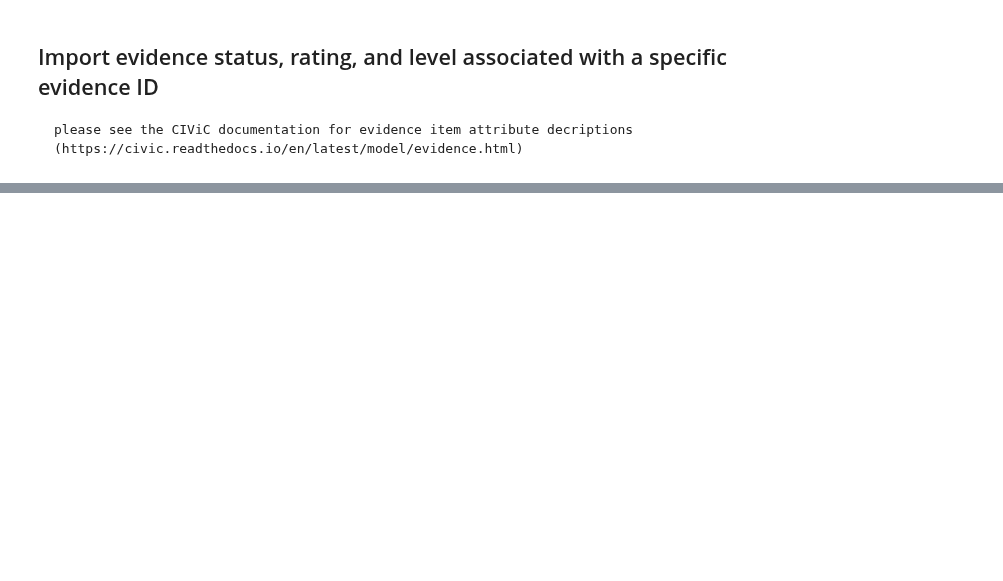
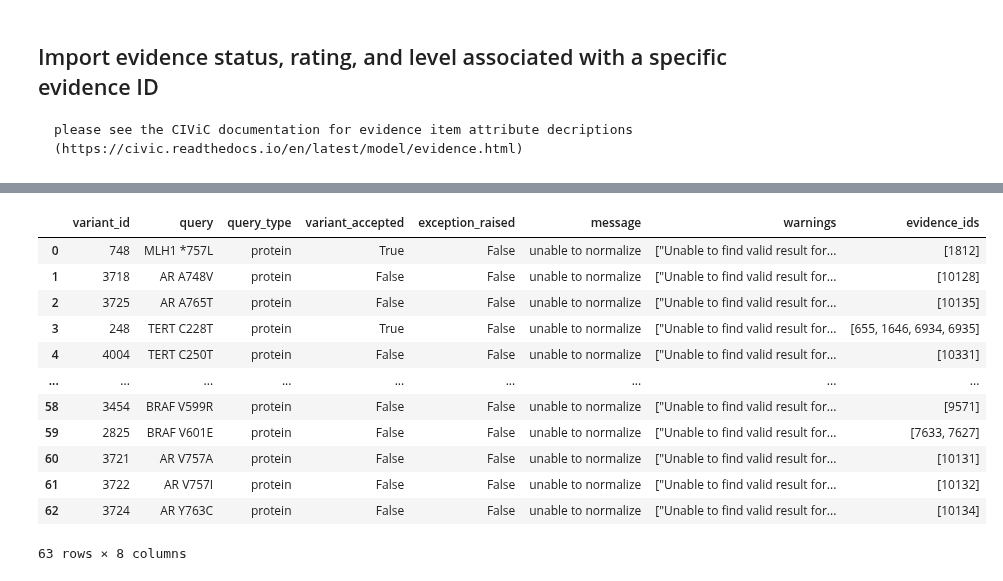
Before and after one commit to cancervariants/variation-normalization, a Jupyter notebook: notebooks/analysis/civic/civic_evidence_analysis.ipynb, the cells around one changed output, grey strips where cells are left out. Drawn from its saved outputs; the diff is of its cells as text; code cells hidden in the pictures; blank space fills up the shorter version.

```diff
--- a/notebooks/analysis/civic/civic_evidence_analysis.ipynb
+++ b/notebooks/analysis/civic/civic_evidence_analysis.ipynb
@@ -15,5 +9,5 @@ KeyboardInterrupt:
 # %%
-civic.load_cache(on_stale="ignore")
+# civic.load_cache(on_stale="ignore")
 # %% [markdown]
 ## Import a list of all the variant ID's in CIViC
 # %%
@@ -168,16 +174,0 @@ ns_variant_id_list = list(non_supp_var_df["variant_id"])
-# %%
-ns_e_ids = []
-for v in ns_variant_id_list:
-    ns_civic_e_ids = []
-    for variant in civic_variant_ids:
-        # print(civic_id, type(civic_id))
-        # print(   = =variant.gene_id, type(variant.gene_id))
-        if int(v) == variant.id:
-            for mp in variant.molecular_profiles:
-                for e in mp.evidence_items:
-                    if e.id not in ns_civic_e_ids:
-                        ns_civic_e_ids.append(e.id)
-            ns_civic_e_ids = ns_civic_e_ids or ""
-    ns_e_ids.append(ns_civic_e_ids)
-non_supp_var_df["evidence_ids"] = ns_e_ids
-non_supp_var_df
@@ -238,0 +179,3 @@ transcript_variant_non_supp_var_df = non_supp_var_df[non_supp_var_df.category ==
+# %%
+not_normalized_quer_df = pd.read_csv("./unable_to_normalize_queries.csv", sep= "\t")
+not_normalized_quer_df
@@ -238,0 +198,2 @@ transcript_variant_non_supp_var_df = non_supp_var_df[non_supp_var_df.category ==
+# %%
+not_normalized_variant_id_list = list(not_normalized_quer_df["variant_id"])
@@ -238,0 +214,28 @@ transcript_variant_non_supp_var_df = non_supp_var_df[non_supp_var_df.category ==
+# %%
+not_normalized_variants_evidence_ids = []
+for v in not_normalized_variant_id_list:
+    not_normalized_variant_evidence_id_list = []
+    for variant in civic_variant_ids:
+        if int(v) == variant.id:
+            for mp in variant.molecular_profiles:
+                for e in mp.evidence_items:
+                    if e.id not in not_normalized_variant_evidence_id_list:
+                        not_normalized_variant_evidence_id_list.append(e.id)
+            not_normalized_variant_evidence_id_list = not_normalized_variant_evidence_id_list or ""
+    not_normalized_variants_evidence_ids.append(not_normalized_variant_evidence_id_list)
+not_normalized_quer_df["evidence_ids"] = not_normalized_variants_evidence_ids
+not_normalized_quer_df
+# %% [output]
+|  | variant_id | query | query_type | variant_accepted | exception_raised | message | warnings | evidence_ids |
+| 0 | 748 | MLH1 *757L | protein | True | False | unable to normalize | ["Unable to find valid result for... | [1812] |
+| 1 | 3718 | AR A748V | protein | False | False | unable to normalize | ["Unable to find valid result for... | [10128] |
+| 2 | 3725 | AR A765T | protein | False | False | unable to normalize | ["Unable to find valid result for... | [10135] |
+| 3 | 248 | TERT C228T | protein | True | False | unable to normalize | ["Unable to find valid result for... | [655, 1646, 6934, 6935] |
+| 4 | 4004 | TERT C250T | protein | False | False | unable to normalize | ["Unable to find valid result for... | [10331] |
+| ... | ... | ... | ... | ... | ... | ... | ... | ... |
+| 58 | 3454 | BRAF V599R | protein | False | False | unable to normalize | ["Unable to find valid result for... | [9571] |
+| 59 | 2825 | BRAF V601E | protein | False | False | unable to normalize | ["Unable to find valid result for... | [7633, 7627] |
+| 60 | 3721 | AR V757A | protein | False | False | unable to normalize | ["Unable to find valid result for... | [10131] |
+| 61 | 3722 | AR V757I | protein | False | False | unable to normalize | ["Unable to find valid result for... | [10132] |
+| 62 | 3724 | AR Y763C | protein | False | False | unable to normalize | ["Unable to find valid result for... | [10134] |
+63 rows × 8 columns
```
Also changed, not shown: parts of 184 cells of this notebook.
